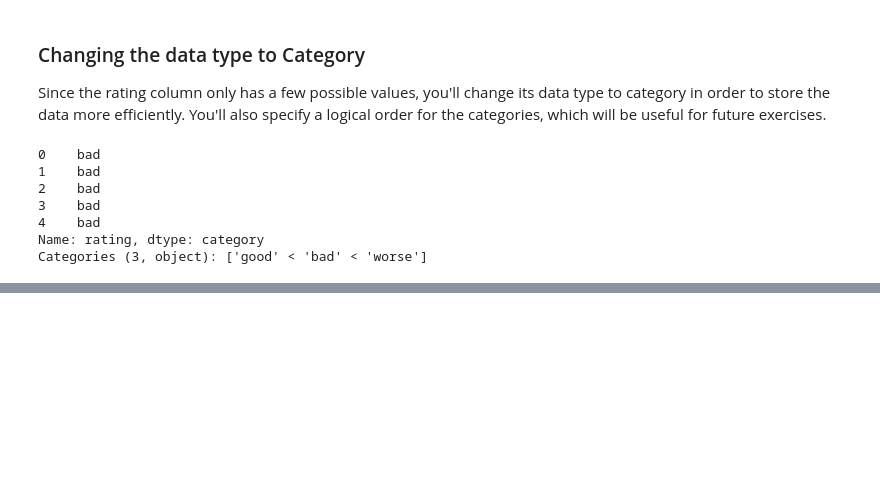
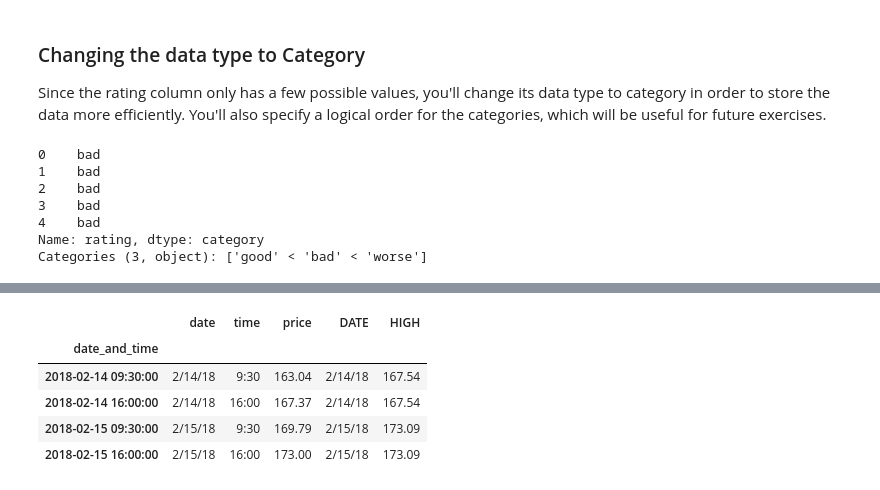
Before and after one commit to SketchQ/DataCamp_DataScience_Track, a Jupyter notebook: 17_Analyzing Police Activity with pandas/Chapter_4_Analyzing the effect of weather on policing.ipynb, the cells around one changed output, grey strips where cells are left out. Cells and saved outputs as stored; diff of their text form; code cells hidden in the pictures; blank space fills up the shorter version.

```diff
--- a/17_Analyzing Police Activity with pandas/Chapter_4_Analyzing the effect of weather on policing.ipynb
+++ b/17_Analyzing Police Activity with pandas/Chapter_4_Analyzing the effect of weather on policing.ipynb
@@ -397,0 +412,5 @@ Categories (3, object): ['good' < 'bad' < 'worse']
+# %%
+# new Apple DataFrame
+apple = pd.read_csv('datasets/apple2.csv')
+
+apple
@@ -397,0 +427,4 @@ Categories (3, object): ['good' < 'bad' < 'worse']
+# %%
+# high_low Dataset
+high_low = pd.read_csv('datasets/high_low.csv')
+high_low
@@ -397,0 +445,3 @@ Categories (3, object): ['good' < 'bad' < 'worse']
+# %%
+high = high_low[['DATE', 'HIGH']]
+high
@@ -397,0 +457,4 @@ Categories (3, object): ['good' < 'bad' < 'worse']
+# %%
+apple_high = pd.merge(left=apple, right=high,
+                      left_on='date', right_on='DATE',
+                      how='left')
@@ -397,0 +504,10 @@ Categories (3, object): ['good' < 'bad' < 'worse']
+# %%
+apple_high.set_index('date_and_time', inplace=True)
+apple_high
+# %% [output]
+|  | date | time | price | DATE | HIGH |
+| date_and_time |  |  |  |  |  |
+| 2018-02-14 09:30:00 | 2/14/18 | 9:30 | 163.04 | 2/14/18 | 167.54 |
+| 2018-02-14 16:00:00 | 2/14/18 | 16:00 | 167.37 | 2/14/18 | 167.54 |
+| 2018-02-15 09:30:00 | 2/15/18 | 9:30 | 169.79 | 2/15/18 | 173.09 |
+| 2018-02-15 16:00:00 | 2/15/18 | 16:00 | 173.00 | 2/15/18 | 173.09 |
```
Also changed, not shown: parts of 19 cells of this notebook, 2 other files.
